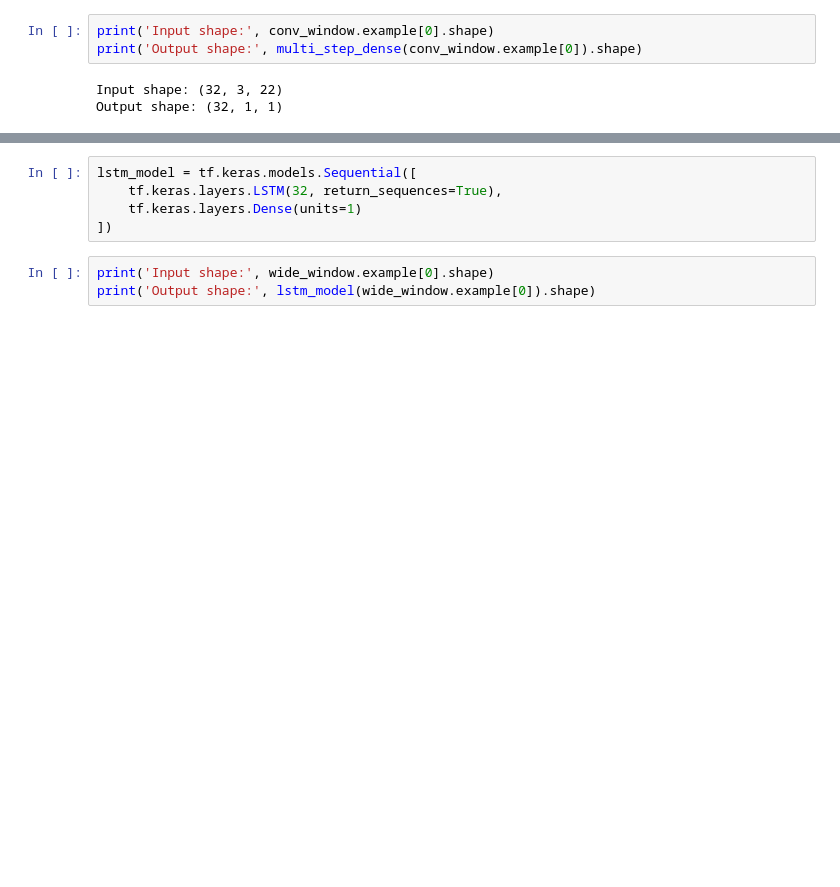
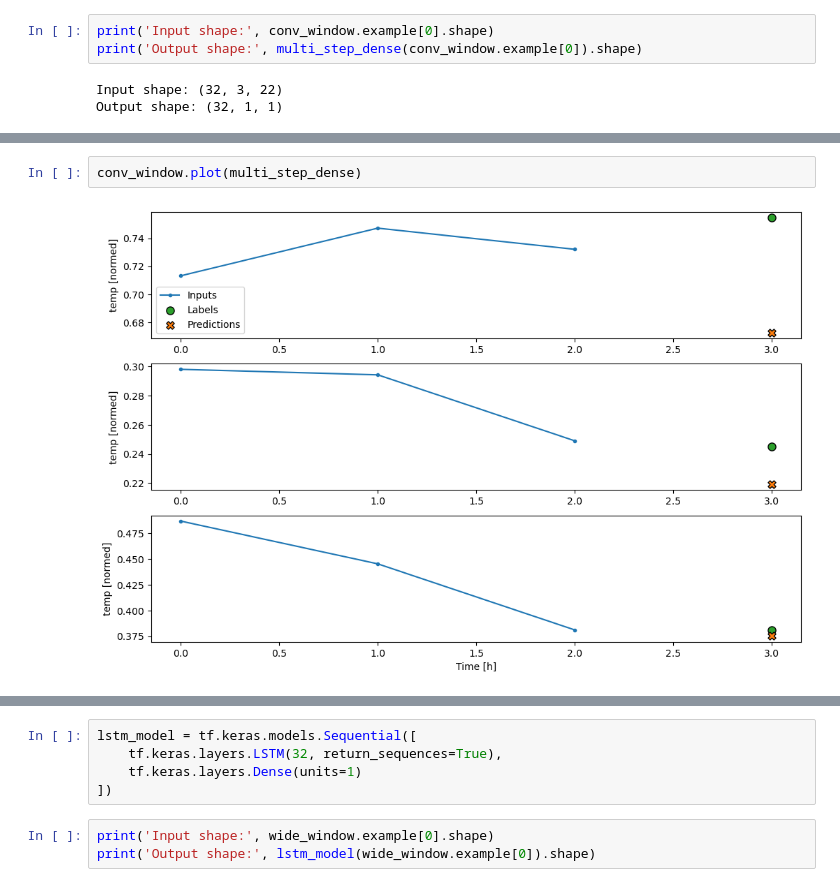
Before and after one commit to tgfive/Inverse_Classification, a Jupyter notebook: brazil_data/Untitled.ipynb, the cells around one changed output, grey strips where cells are left out. Saved outputs shown, nothing was run; the diff lists cells and outputs as text; blank space fills up the shorter version.

```diff
--- a/brazil_data/Untitled.ipynb
+++ b/brazil_data/Untitled.ipynb
@@ -640,0 +643,4 @@ Epoch 3/20
+# %%
+conv_window.plot(multi_step_dense)
+# %% [output]
+[figure, added]
```
Also changed, not shown: parts of 24 cells of this notebook, 12 other files.
